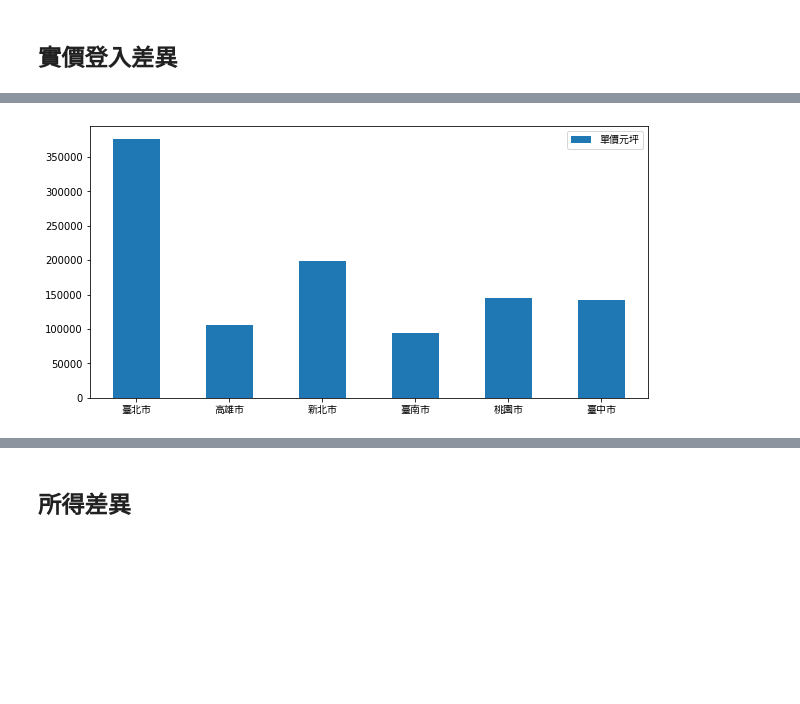
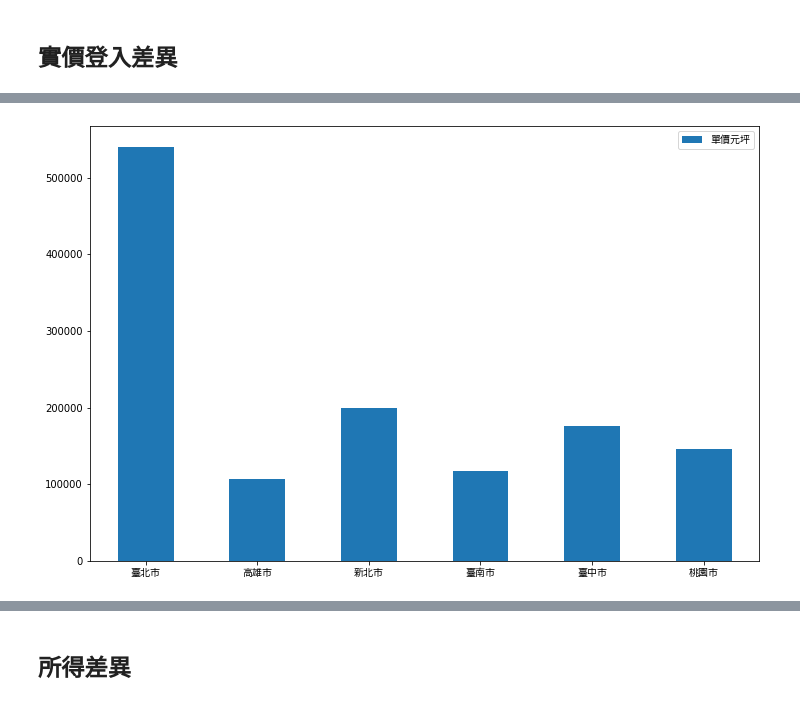
Before and after one commit to yee23456/AI_problem_analysis, a Jupyter notebook: 作業二_沈睿朋.ipynb, the cells around one changed output, grey strips where cells are left out. Cells and saved outputs as stored; diff of their text form; code cells hidden in the pictures; blank space fills up the shorter version.

```diff
--- a/作業二_沈睿朋.ipynb
+++ b/作業二_沈睿朋.ipynb
@@ -4,7 +4,7 @@
 import pandas as pd
 import matplotlib.pyplot as plt
 %matplotlib inline
-plt.rcParams['figure.figsize']=(10,5)
+plt.rcParams['figure.figsize']=(12,8)
 # %%
 # Colab 進行matplotlib繪圖時顯示繁體中文
 # 下載台北思源黑體並命名taipei_sans_tc_beta.ttf，移至指定路徑
@@ -134,9 +164,10 @@ city_6(city_older,'綜所稅總額平均數(千元)',[2,12,13,15,17,-2])
 # %% [markdown]
 # 第二題
 # %%
-city_D_OLP = data.groupby('縣市').mean().sort_values('older_lonely_precent')[::-1]
+city_D_OLP = data.groupby('COUNTYNAME').mean().sort_values('older_lonely_precent')[::-1]
 city_L_OLP = city_D_OLP.index.tolist()
 city_OLP = pd.DataFrame(city_D_OLP,city_L_OLP)
+# city_OLP[['older_lonely_precent','單價元坪']]
 # %% [markdown]
 ## 商店
 # %%
@@ -159,7 +186,8 @@ first_6(city_OLP,'單價元坪')
 # %%
 # X軸 六都高齡獨居化高到低
 # Y軸 單價元坪
+# 六都位置[0,8,11,12,17,19]
 
-city_6(city_OLP,'單價元坪',[0,8,11,12,17,19])
+city_6(city_OLP,'單價元坪',[1,8,10,13,16,18])
 # %% [output]
-[figure, old version]
+[figure, new version]
```
Also changed, not shown: parts of 18 cells of this notebook.
